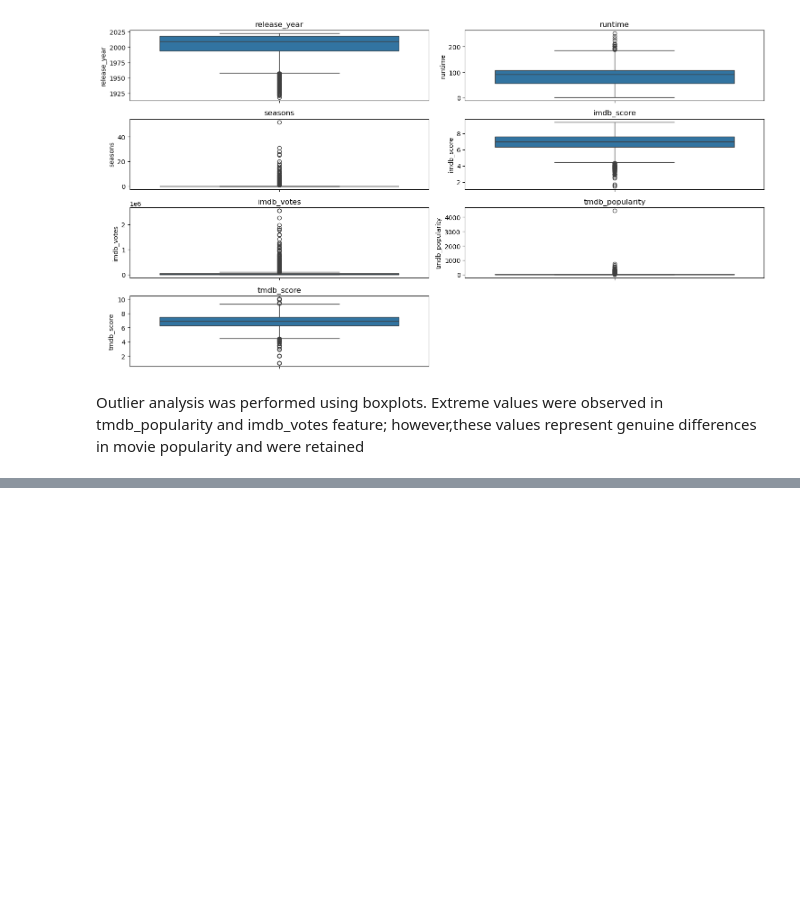
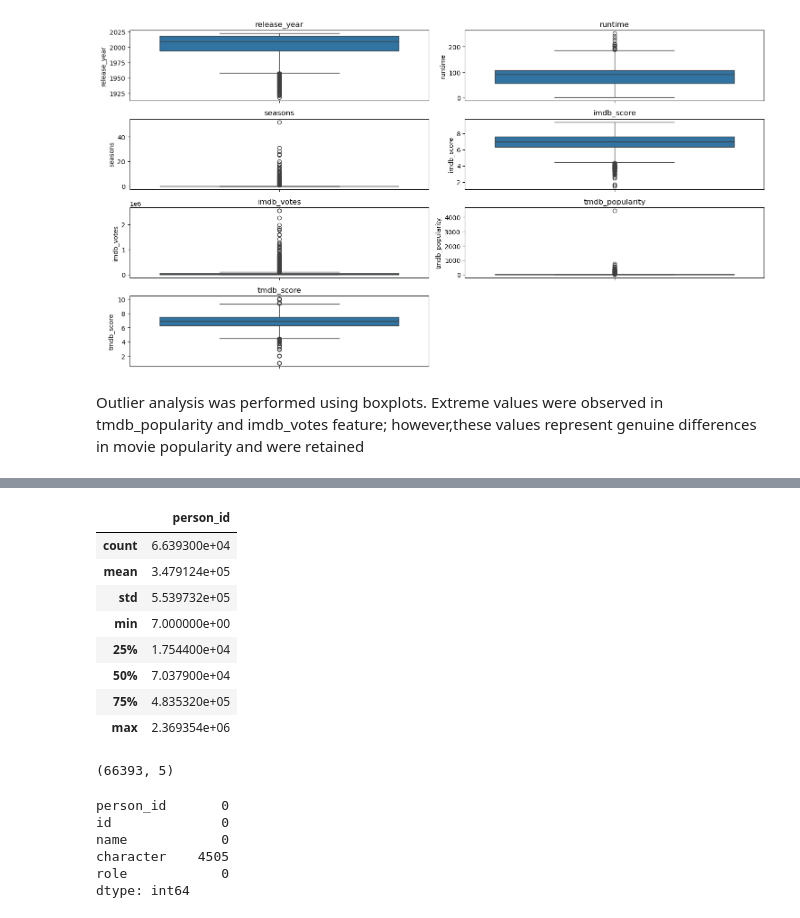
Before and after one commit to Imani-hub-pixel/Data-analysis-Python-, a Jupyter notebook: EDA and Feature Engineering projects/HBO Max TV Shows and movies/HBOmax.ipynb, the cells around one changed output, grey strips where cells are left out. Saved outputs shown, nothing was run; the diff lists cells and outputs as text; code cells hidden in the pictures; blank space fills up the shorter version.

```diff
--- a/EDA and Feature Engineering projects/HBO Max TV Shows and movies/HBOmax.ipynb
+++ b/EDA and Feature Engineering projects/HBO Max TV Shows and movies/HBOmax.ipynb
@@ -306,0 +332,25 @@ however,these values represent genuine differences in movie popularity and were
+# %%
+df_credits.describe()
+# %% [output]
+|  | person_id |
+| count | 6.639300e+04 |
+| mean | 3.479124e+05 |
+| std | 5.539732e+05 |
+| min | 7.000000e+00 |
+| 25% | 1.754400e+04 |
+| 50% | 7.037900e+04 |
+| 75% | 4.835320e+05 |
+| max | 2.369354e+06 |
+# %%
+df_credits.shape
+# %% [output]
+(66393, 5)
+# %%
+df_credits.isnull().sum()
+# %% [output]
+person_id       0
+id              0
+name            0
+character    4505
+role            0
+dtype: int64
```
Also changed, not shown: parts of 2 cells of this notebook.
